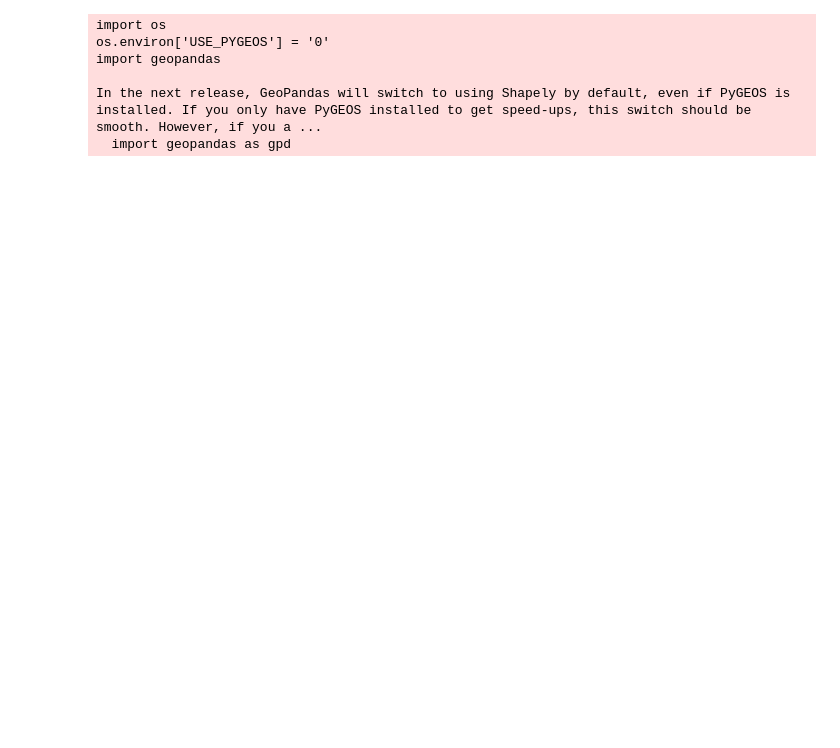
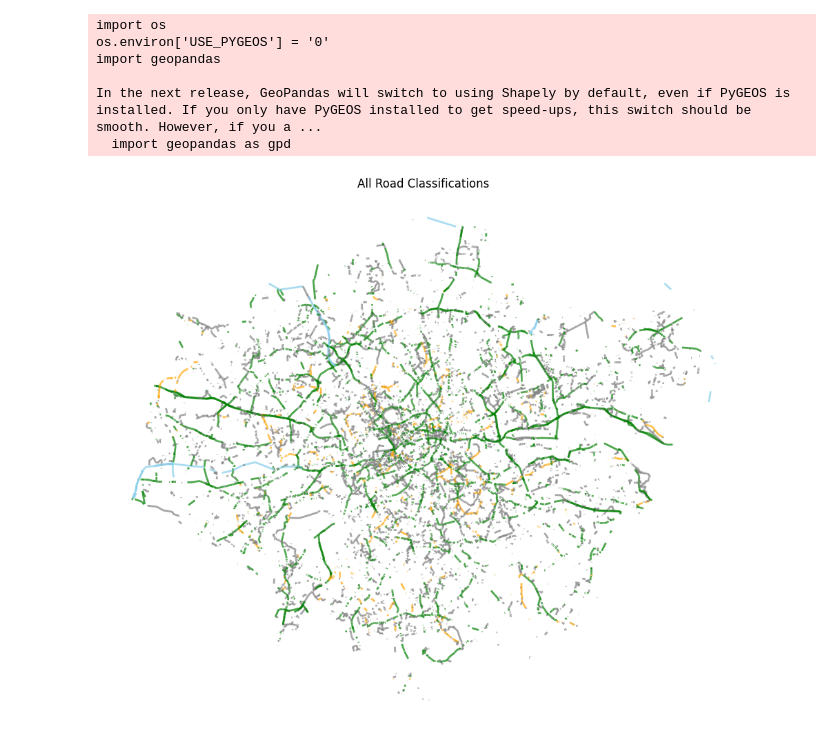
Before and after one commit to ZongheMa/Dissertation, a Jupyter notebook: graph.ipynb, the cells around one changed output. Drawn from its saved outputs; the diff is of its cells as text; code cells hidden in the pictures; blank space fills up the shorter version.

```diff
--- a/graph.ipynb
+++ b/graph.ipynb
@@ -155,33 +155,36 @@ top_10_edges = sorted_edges[:int(len(sorted_edges) * 0.1)]
 # Convert the edge tuples to a list of tuples containing only node names
 top_10_edges_nodes = [(u, v) for u, v, _ in top_10_edges]
 
 # Specify the desired 'classification' attribute values to display
 desired_classifications = ['Motorway', 'A Road', 'B Road', 'Other']
 
 
 # Create a subgraph containing all edges
 subgraph_all = graph.edge_subgraph(top_10_edges_nodes)
 
 # Get the positions of nodes using the 'pos' attribute for the subgraph containing all edges
 node_positions_all = nx.get_node_attributes(subgraph_all, 'pos')
 
 # Add a subplot for the fourth plot to show all road classifications
 fig, ax1 = plt.subplots(figsize=(12, 10))
 
 # Loop through all edges in the subgraph containing all edges
 for u, v, data in subgraph_all.edges(data=True):
     classification = data['classification']
     # Set different colors based on the 'classification' attribute
     edge_color = 'skyblue' if classification == 'Motorway' else 'green' if classification == 'A Road' else 'orange' if classification == 'B Road' else 'gray'
     # Draw each edge with the corresponding color
     nx.draw_networkx_edges(subgraph_all, pos=node_positions_all, edgelist=[(u, v)], edge_color=edge_color, width=2,
                            alpha=0.7, ax=ax1)
 
 # Set the graph title and axis visibility for the fourth plot
 ax1.set_title('All Road Classifications')
 ax1.axis('off')
+ax1.legend()
 # Display the plots
 plt.show()
+# %% [output]
+[figure, added]
 # %%
 # Create a new figure and axis for the sub-plots
 fig, axs = plt.subplots(2, 2, figsize=(15, 15), dpi=600)
```
